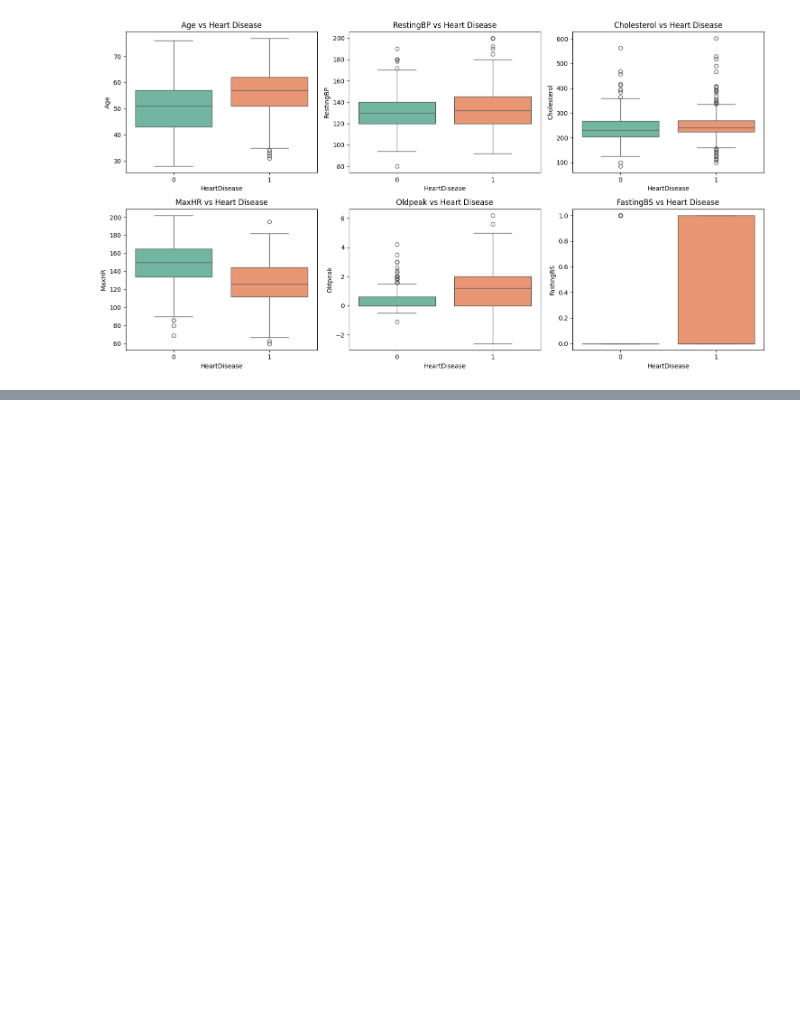
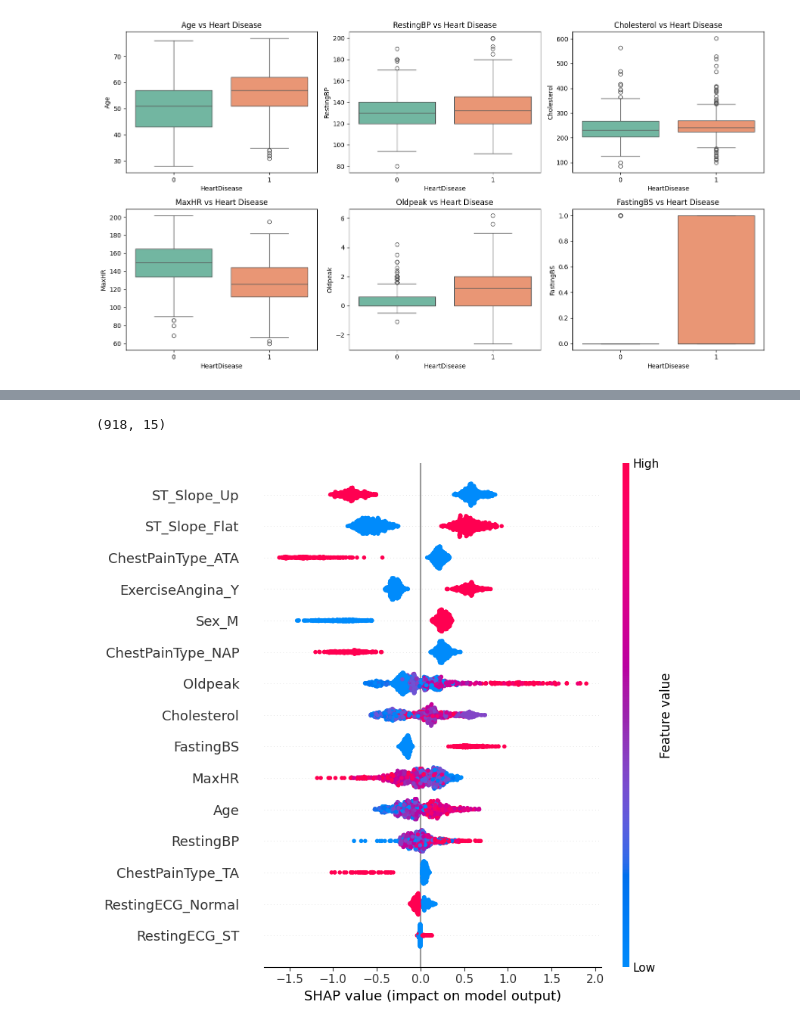
Before and after one commit to malf75/Heart-Failure-ML, a Jupyter notebook: heartdisease.ipynb, the cells around one changed output, grey strips where cells are left out. Cells and saved outputs as stored; diff of their text form; code cells hidden in the pictures; blank space fills up the shorter version.

```diff
--- a/heartdisease.ipynb
+++ b/heartdisease.ipynb
@@ -587,0 +616,18 @@ plt.show()
+# %%
+explainer_xgb = shap.TreeExplainer(model3.named_steps['clf'])
+shap_values_xgb = explainer_xgb.shap_values(X_proc_xgb)
+
+print(shap_values_xgb.shape)
+
+shap.summary_plot(
+    shap_values_xgb,
+    X_proc_xgb,
+    feature_names=feature_names
+)
+
+plt.tight_layout()
+plt.savefig("images/shap_summary_xgb.png", dpi=300, bbox_inches="tight")
+plt.close()
+# %% [output]
+(918, 15)
+[figure, added]
```
Also changed, not shown: parts of 5 cells of this notebook, 4 other files.
